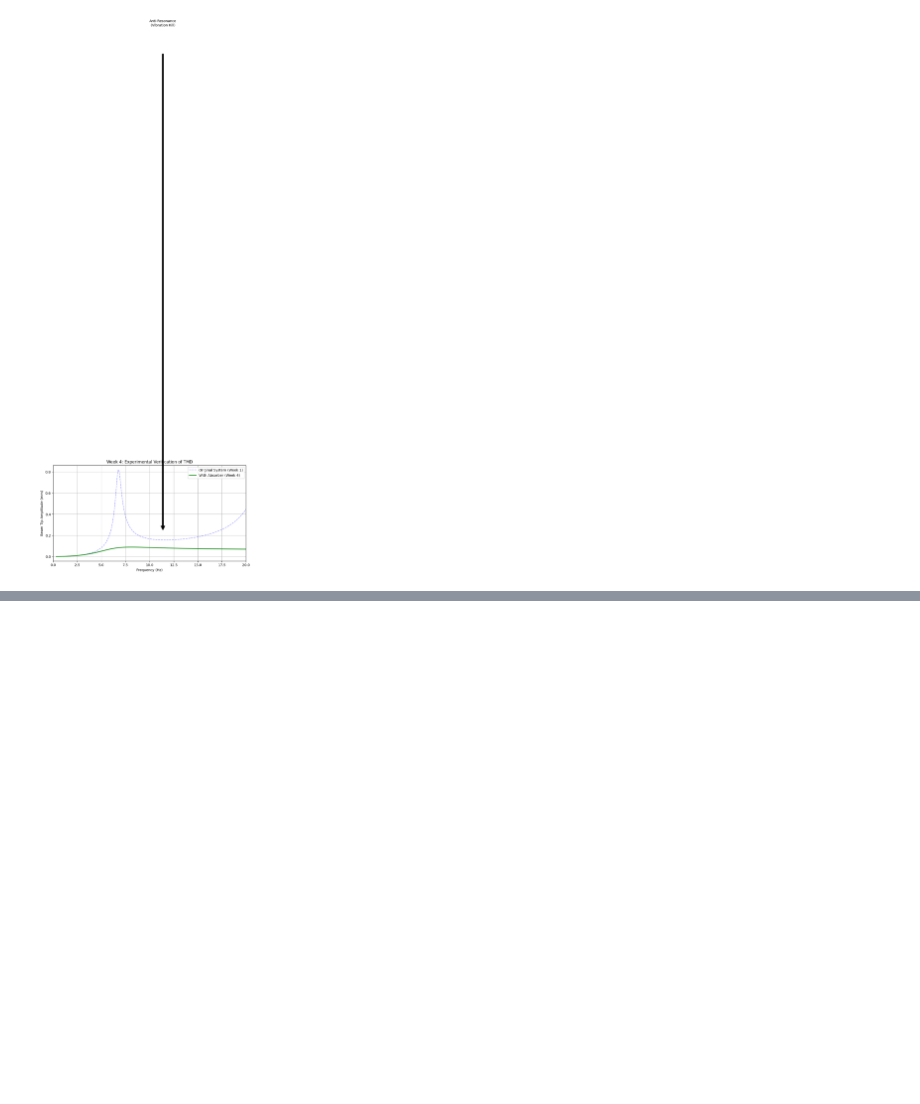
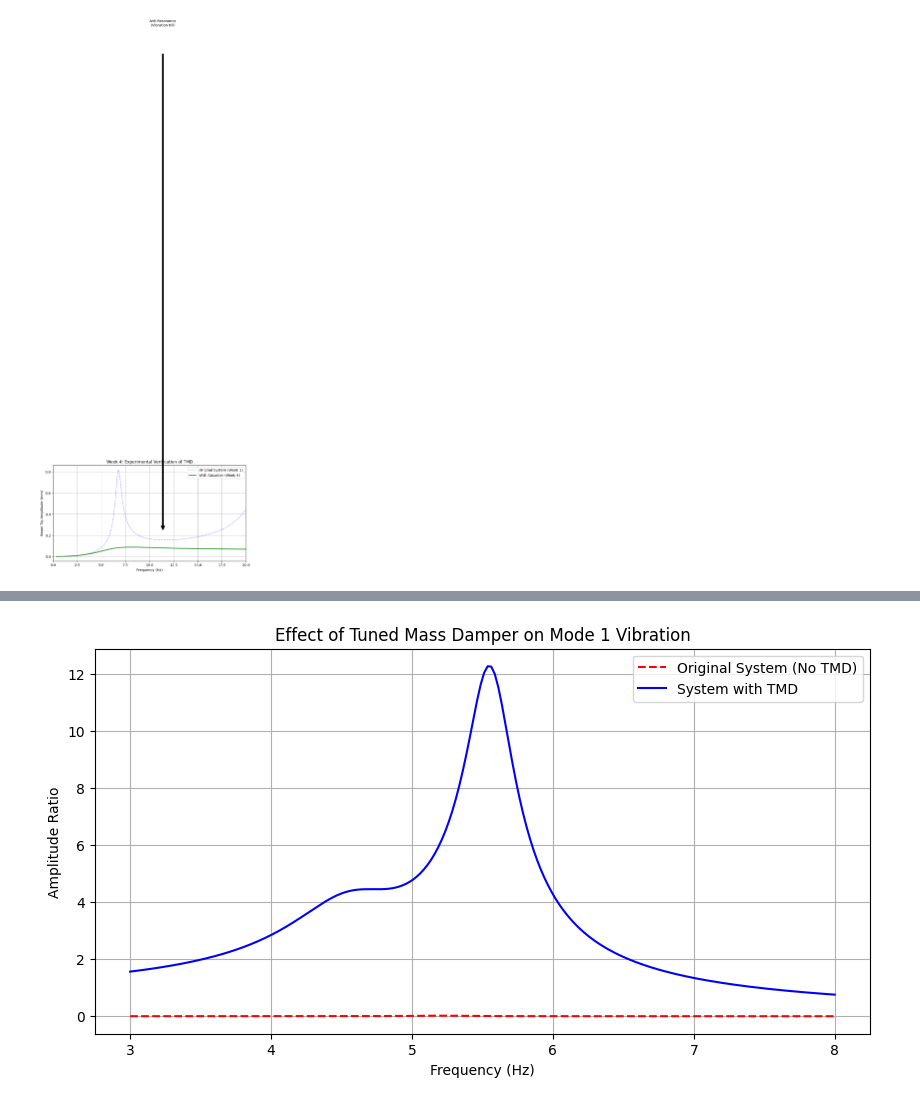
Before and after one commit to Du-nara/ME421-Mechanical-Systems-Lab-A3, a Jupyter notebook: Vibration/E_20_289_Vibration.ipynb, the cells around one changed output, grey strips where cells are left out. Cells and saved outputs as stored; diff of their text form; code cells hidden in the pictures; blank space fills up the shorter version.

```diff
--- a/Vibration/E_20_289_Vibration.ipynb
+++ b/Vibration/E_20_289_Vibration.ipynb
@@ -523,0 +786,41 @@ Absorber Stiffness: 920.2 N/m
+# %%
+# Frequency sweep for comparison
+freqs_verify = np.linspace(3, 8, 200) # Narrow range around Mode 1 (approx 5 Hz)
+ws = freqs_verify * 2 * np.pi
+
+# Response Without TMD (Standard 1-DOF approximation for Mode 1)
+def resp_no_tmd(w):
+    return 1 / np.sqrt((omega_n[0]**2 - w**2)**2 + (2*zeta_1*omega_n[0]*w)**2)
+
+# Response With TMD (2-DOF Coupled System: Main Mass + TMD)
+def resp_with_tmd(w):
+    # Re-deriving the 2-DOF magnitude for Main Mass with attached TMD
+    # A = K - mw^2 + jcw
+    Z1 = -w**2 * m_eff_sys + 1j*w*2*zeta_1*omega_n[0]*m_eff_sys + omega_n[0]**2 * m_eff_sys
+    Z2 = -w**2 * m_tmd + 1j*w*c_tmd + k_tmd
+
+    # Coupled impedance
+    Z_coupled = Z1 + (1 / (1/Z2 + 1/(1j*w*c_tmd + k_tmd))) # Simplified impedance view
+
+    # Using Den Hartog explicit amplitude formula for X1/Xst
+    beta = w / omega_n[0]
+    num = (2*zeta_tmd*beta)**2 + (beta**2 - f_opt**2)**2
+    den_real = (beta**2 - 1)*(beta**2 - f_opt**2) - mu*beta**2*f_opt**2
+    den_imag = 2*zeta_tmd*beta * (beta**2 - 1 - mu*beta**2)
+
+    return np.sqrt(num / (den_real**2 + den_imag**2))
+
+y_no_tmd = [resp_no_tmd(w) for w in ws]
+y_with_tmd = [resp_with_tmd(w) for w in ws]
+
+plt.figure(figsize=(10, 5))
+plt.plot(freqs_verify, y_no_tmd, 'r--', label='Original System (No TMD)')
+plt.plot(freqs_verify, y_with_tmd, 'b-', label='System with TMD')
+plt.title("Effect of Tuned Mass Damper on Mode 1 Vibration")
+plt.xlabel("Frequency (Hz)")
+plt.ylabel("Amplitude Ratio")
+plt.legend()
+plt.grid(True)
+plt.show()
+# %% [output]
+[figure, added]
```
Also changed, not shown: parts of 7 cells of this notebook.
